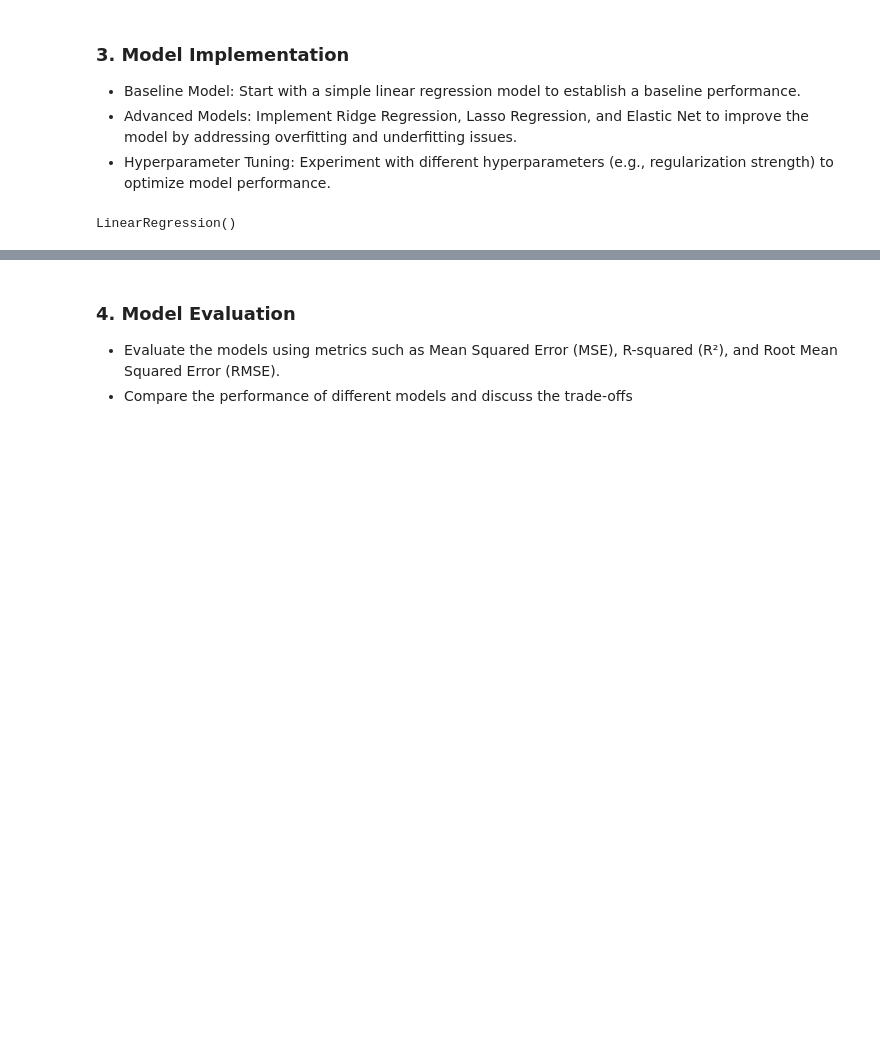
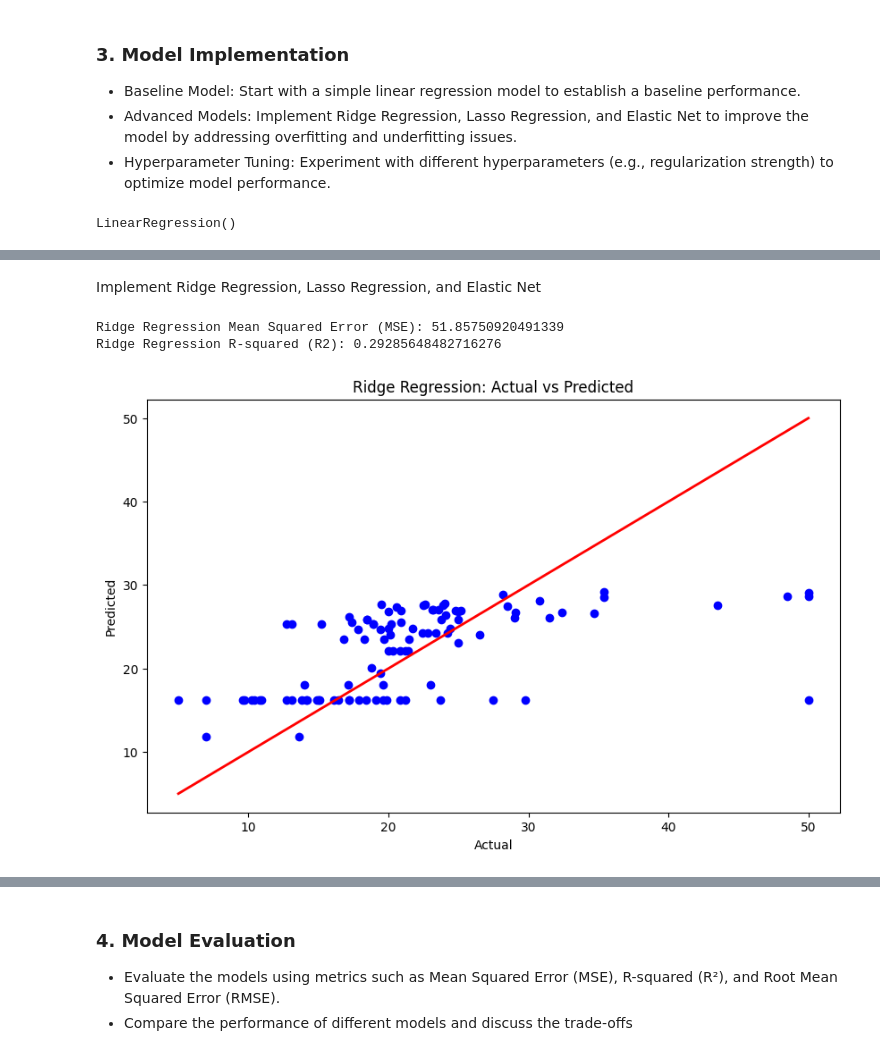
Before and after one commit to vKenjo/CS-ELEC-ML, a Jupyter notebook: SA#1/VIRAY_SA1.ipynb, the cells around one changed output, grey strips where cells are left out. Cells and saved outputs as stored; diff of their text form; code cells hidden in the pictures; blank space fills up the shorter version.

```diff
--- a/SA#1/VIRAY_SA1.ipynb
+++ b/SA#1/VIRAY_SA1.ipynb
@@ -266,0 +299,33 @@ y_pred = model.predict(X_test)
+# %% [markdown]
+Implement Ridge Regression, Lasso Regression, and Elastic Net
+# %%
+def ridge_regression(X_train, y_train, X_test, y_test, alpha=1.0):
+    # Implementing Ridge Regression
+  ridge_model = Ridge(alpha=alpha)
+  ridge_model.fit(X_train, y_train)
+
+  # Making predictions on the test set
+  y_pred_ridge = ridge_model.predict(X_test)
+
+  # Evaluating the Ridge Regression model
+  mse_ridge = mean_squared_error(y_test, y_pred_ridge)
+  r2_ridge = r2_score(y_test, y_pred_ridge)
+
+  print(f"Ridge Regression Mean Squared Error (MSE): {mse_ridge}")
+  print(f"Ridge Regression R-squared (R2): {r2_ridge}")
+
+  plt.figure(figsize=(10,6))
+  plt.scatter(y_test, y_pred_ridge, color='blue')
+  plt.plot([y_test.min(), y_test.max()], [y_test.min(), y_test.max()], color='red', lw=2)
+  plt.xlabel('Actual')
+  plt.ylabel('Predicted')
+  plt.title('Ridge Regression: Actual vs Predicted')
+  plt.show()
+
+  return ridge_model, y_pred_ridge
+
+lasso_model, y_pred_lasso = ridge_regression(X_train, y_train, X_test, y_test, alpha=1.0)
+# %% [output]
+Ridge Regression Mean Squared Error (MSE): 51.85750920491339
+Ridge Regression R-squared (R2): 0.29285648482716276
+[figure, added]
```
Also changed, not shown: parts of 6 cells of this notebook.
